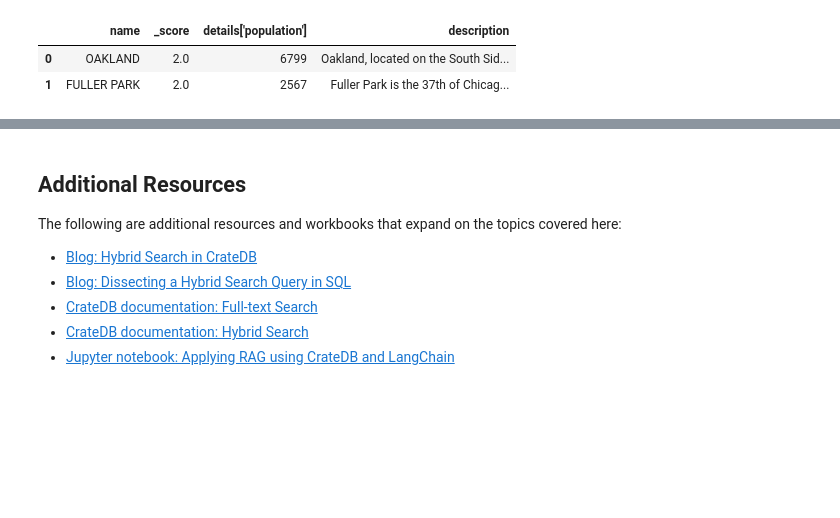
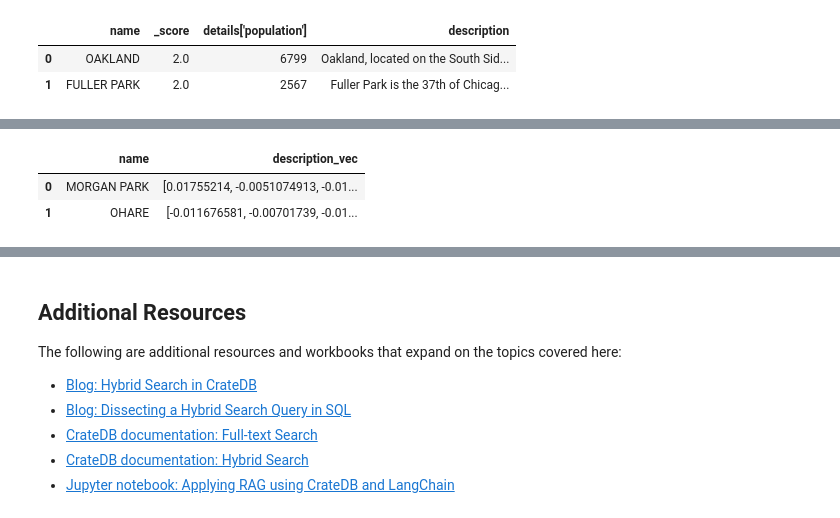
Before and after one commit to crate/academy-fundamentals-course, a Jupyter notebook: notebooks/search/full_text_and_vector_search.ipynb, the cells around one changed output, grey strips where cells are left out. Drawn from its saved outputs; the diff is of its cells as text; code cells hidden in the pictures; blank space fills up the shorter version.

```diff
--- a/notebooks/search/full_text_and_vector_search.ipynb
+++ b/notebooks/search/full_text_and_vector_search.ipynb
@@ -292,0 +303,12 @@ df
+# %%
+query = """
+SELECT name, details['description_vec'] as description_vec
+FROM community_areas WHERE areanumber in (75, 76)
+"""
+
+df = pd.read_sql(query, CONNECTION_STRING)
+df
+# %% [output]
+|  | name | description_vec |
+| 0 | MORGAN PARK | [0.01755214, -0.0051074913, -0.01... |
+| 1 | OHARE | [-0.011676581, -0.00701739, -0.01... |
```
Also changed, not shown: parts of 10 cells of this notebook, 1 other file.
